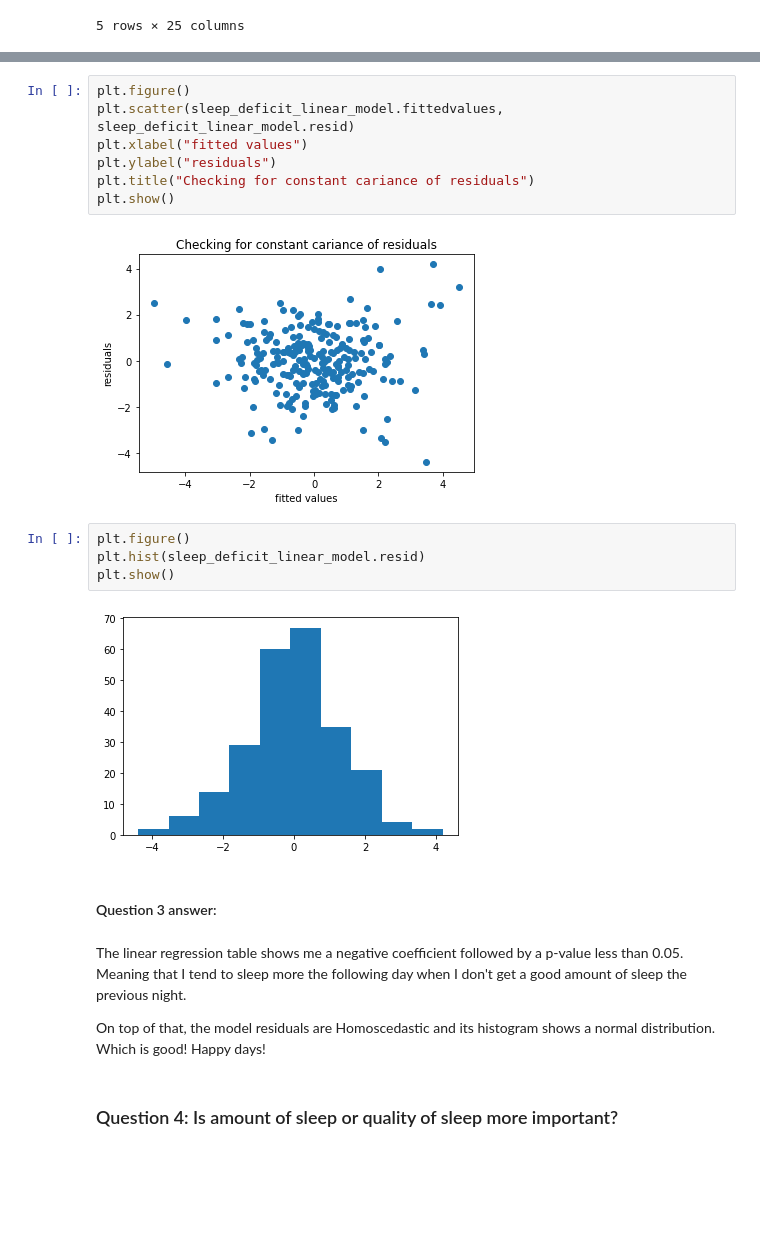
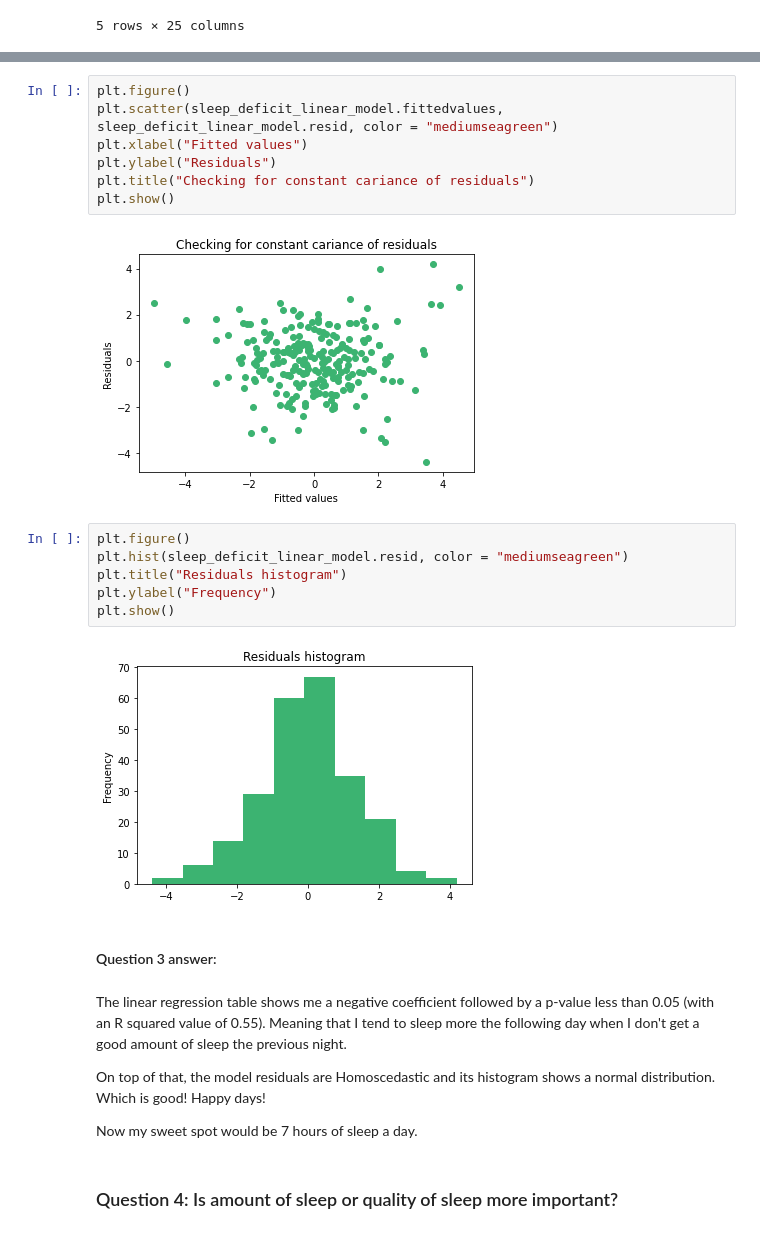
Before and after one commit to gsagararatne/DataSciencePortfolio, a Jupyter notebook: FitbitSleepAnalysis/FitbitSleepAnalysis.ipynb, the cells around one changed output, grey strips where cells are left out. Cells and saved outputs as stored; diff of their text form; blank space fills up the shorter version.

Commit message:
Updated FitbitAnalysis
Graphs updated

```diff
--- a/FitbitSleepAnalysis/FitbitSleepAnalysis.ipynb
+++ b/FitbitSleepAnalysis/FitbitSleepAnalysis.ipynb
@@ -1166,24 +1175,28 @@ plt.show()
 # %%
 plt.figure()
-plt.scatter(sleep_deficit_linear_model.fittedvalues, sleep_deficit_linear_model.resid)
-plt.xlabel("fitted values")
-plt.ylabel("residuals")
+plt.scatter(sleep_deficit_linear_model.fittedvalues, sleep_deficit_linear_model.resid, color = "mediumseagreen")
+plt.xlabel("Fitted values")
+plt.ylabel("Residuals")
 plt.title("Checking for constant cariance of residuals")
 plt.show()
 # %% [output]
-[figure, old version]
+[figure, new version]
 # %%
 plt.figure()
-plt.hist(sleep_deficit_linear_model.resid)
+plt.hist(sleep_deficit_linear_model.resid, color = "mediumseagreen")
+plt.title("Residuals histogram")
+plt.ylabel("Frequency")
 plt.show()
 # %% [output]
-[figure, old version]
+[figure, new version]
 # %% [markdown]
 #### Question 3 answer:
 # %% [markdown]
-The linear regression table shows me a negative coefficient followed by a p-value less than 0.05. Meaning that I tend to sleep more the following day when I don't get a good amount of sleep the previous night.
+The linear regression table shows me a negative coefficient followed by a p-value less than 0.05 (with an R squared value of 0.55). Meaning that I tend to sleep more the following day when I don't get a good amount of sleep the previous night.
 
 On top of that, the model residuals are Homoscedastic and its histogram shows a normal distribution. Which is good! Happy days!
+
+Now my sweet spot would be 7 hours of sleep a day.
 # %% [markdown]
 ### Question 4: Is amount of sleep or quality of sleep more important?
 # %%
```
Also changed, not shown: parts of 3 cells of this notebook.
